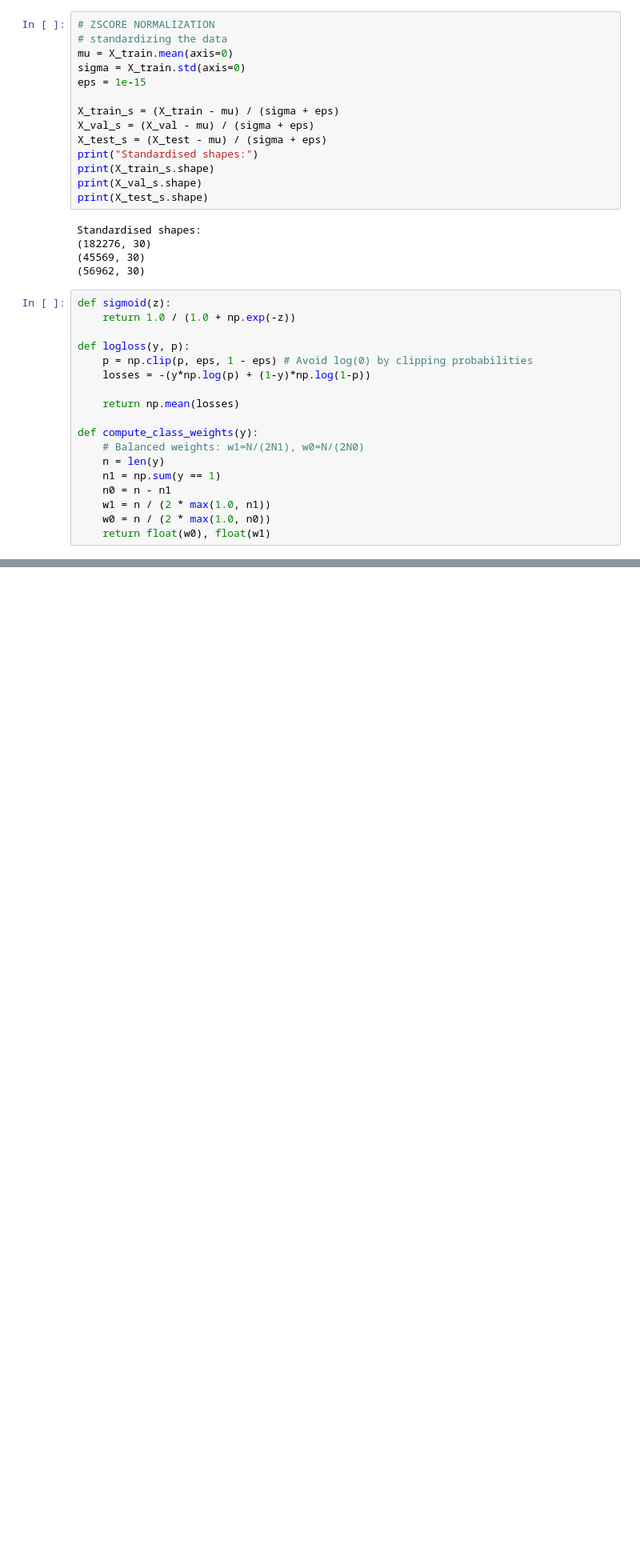
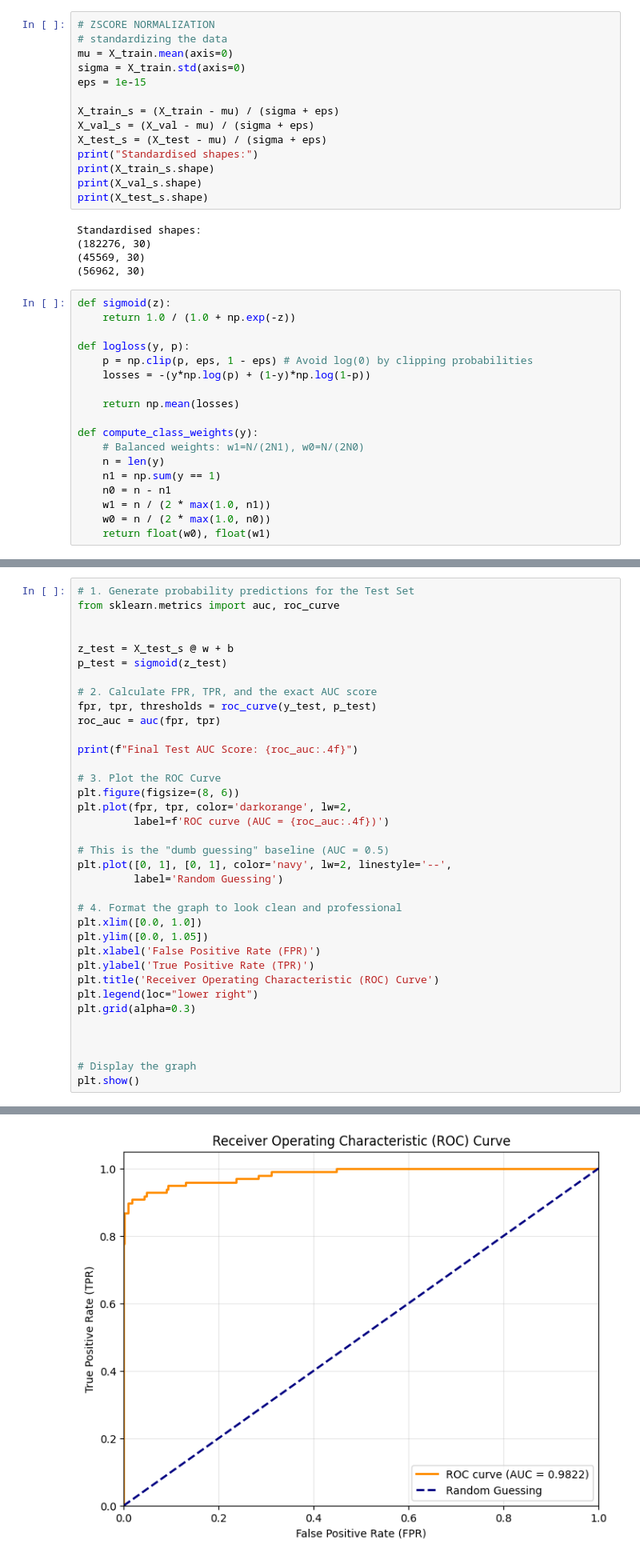
Before and after one commit to DaOhesis/Imbalanced-Fraud-Classifier, a Jupyter notebook: main2.ipynb, the cells around one changed output, grey strips where cells are left out. Shown at 80% size. Drawn from its saved outputs; the diff is of its cells as text; blank space fills up the shorter version.

```diff
--- a/main2.ipynb
+++ b/main2.ipynb
@@ -140,0 +261,37 @@ def compute_class_weights(y):
+# %%
+# 1. Generate probability predictions for the Test Set
+from sklearn.metrics import auc, roc_curve
+
+
+z_test = X_test_s @ w + b
+p_test = sigmoid(z_test)
+
+# 2. Calculate FPR, TPR, and the exact AUC score
+fpr, tpr, thresholds = roc_curve(y_test, p_test)
+roc_auc = auc(fpr, tpr)
+
+print(f"Final Test AUC Score: {roc_auc:.4f}")
+
+# 3. Plot the ROC Curve
+plt.figure(figsize=(8, 6))
+plt.plot(fpr, tpr, color='darkorange', lw=2,
+         label=f'ROC curve (AUC = {roc_auc:.4f})')
+
+# This is the "dumb guessing" baseline (AUC = 0.5)
+plt.plot([0, 1], [0, 1], color='navy', lw=2, linestyle='--',
+         label='Random Guessing')
+
+# 4. Format the graph to look clean and professional
+plt.xlim([0.0, 1.0])
+plt.ylim([0.0, 1.05])
+plt.xlabel('False Positive Rate (FPR)')
+plt.ylabel('True Positive Rate (TPR)')
+plt.title('Receiver Operating Characteristic (ROC) Curve')
+plt.legend(loc="lower right")
+plt.grid(alpha=0.3)
+
+
+
+# Display the graph
+plt.show()
+# %% [output]
@@ -140,0 +299 @@ def compute_class_weights(y):
+[figure, added]
```
Also changed, not shown: parts of 7 cells of this notebook, 1 other file.
